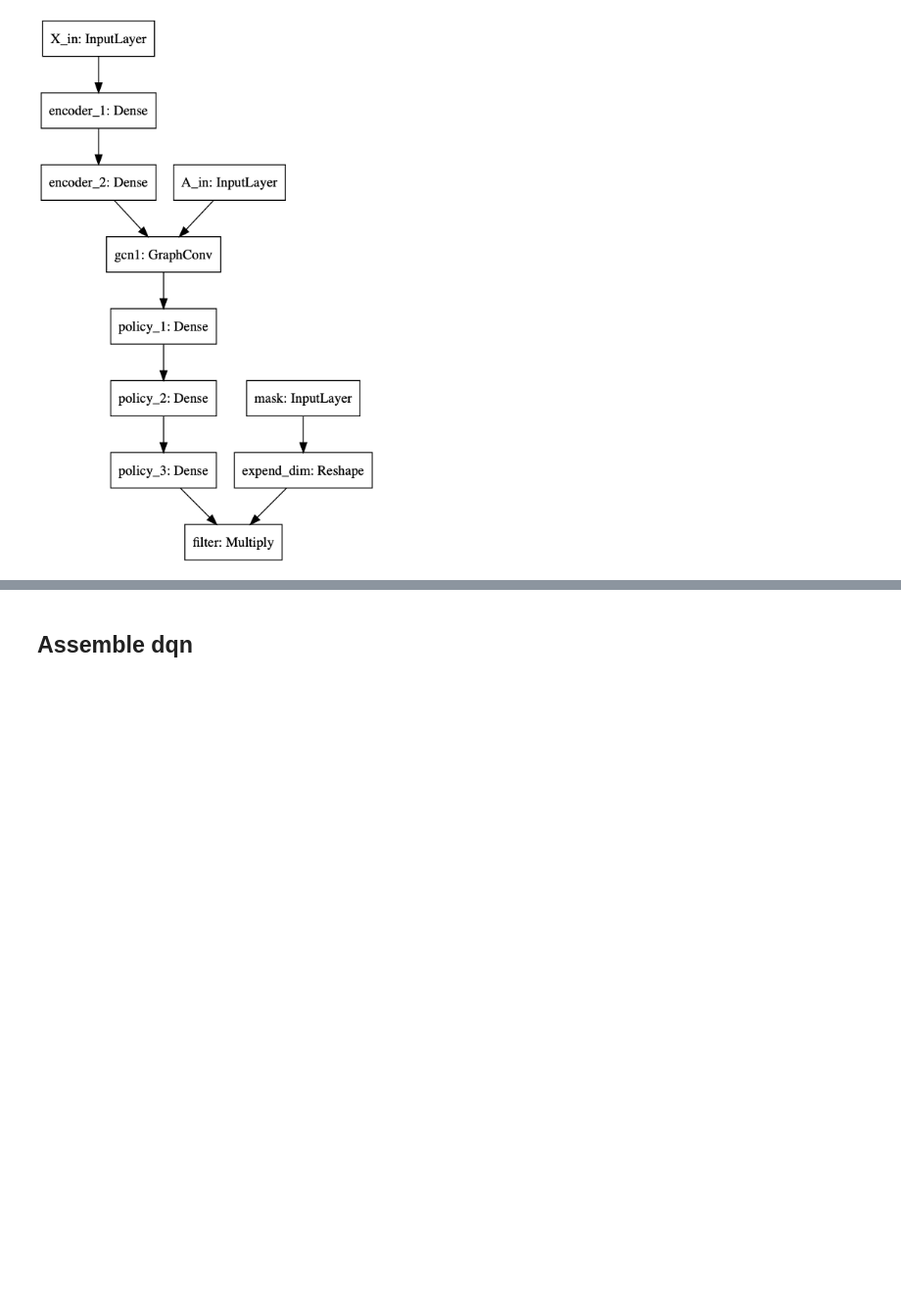
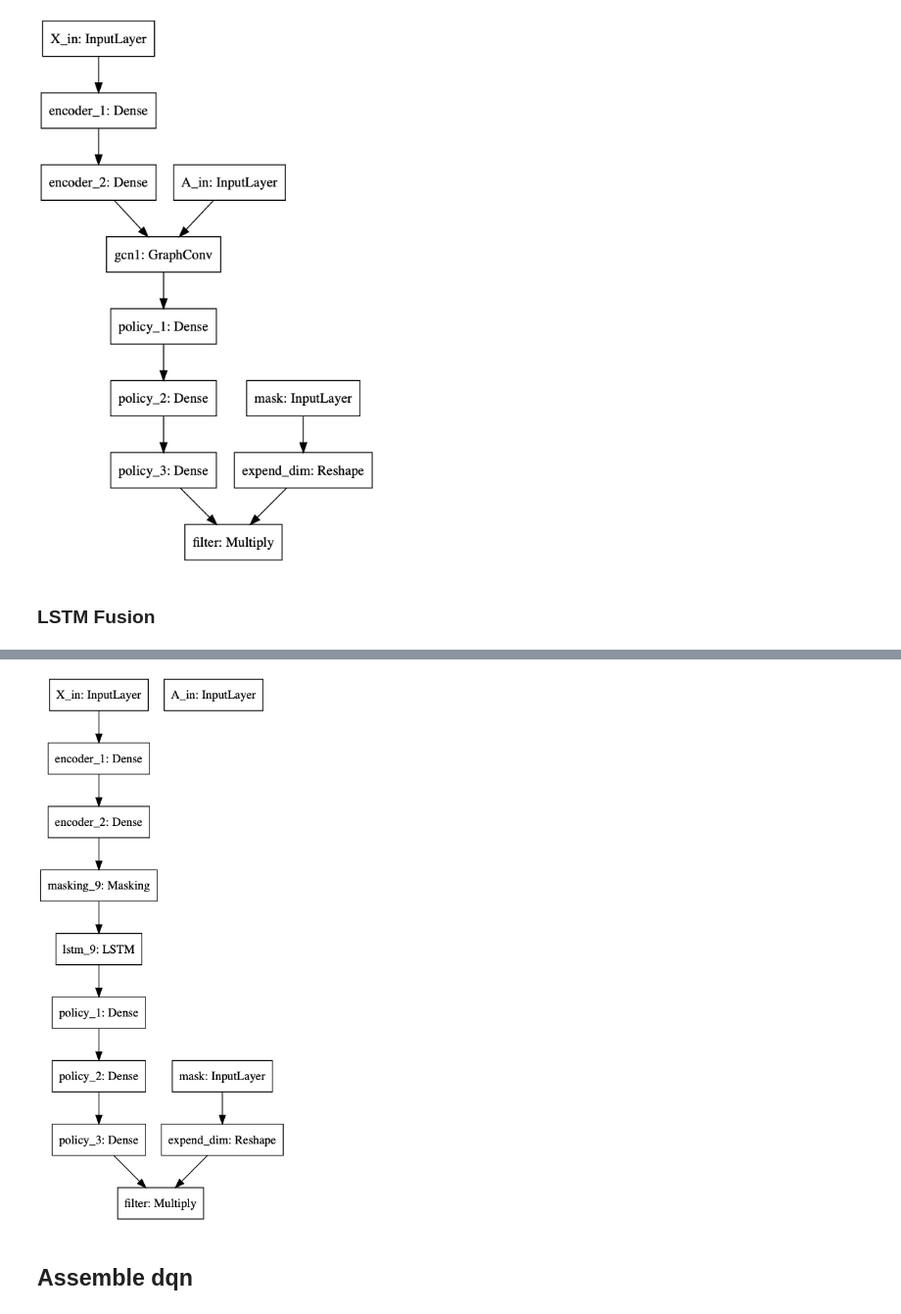
Before and after one commit to JiqianDong/GCQ_source, a Jupyter notebook: draft.ipynb, the cells around one changed output, grey strips where cells are left out. Shown at 98% size. Cells and saved outputs as stored; diff of their text form; code cells hidden in the pictures; blank space fills up the shorter version.

Commit message:
add lstm baseline

```diff
--- a/draft.ipynb
+++ b/draft.ipynb
@@ -194,3 +198,68 @@ None
 plot_model(rl_model.base_model)
 # %% [output]
 [figure]
+# %% [markdown]
+### LSTM Fusion
+# %%
+from gym.spaces.box import Box
+from gym.spaces import Discrete
+from gym.spaces.dict import Dict
+import numpy as np
+F = 9
+N = 40
+
+states = Box(low=-np.inf, high=np.inf, shape=(N,F), dtype=np.float32)
+adjacency = Box(low=0, high=1, shape = (N,N), dtype=np.int32)
+mask = Box(low=0, high=1, shape = (N,), dtype=np.int32)
+
+obs_space = Dict({'states':states,'adjacency':adjacency,'mask':mask})
+act_space = Box(low=0, high=1, shape = (N,), dtype=np.int32)
+
+from spektral.layers import GraphConv
+from tensorflow.keras.layers import Input, Dense, Lambda, Masking, LSTM, Reshape,Multiply, Flatten
+from tensorflow.keras.backend import gather, squeeze
+from tensorflow.keras.models import Model
+from tensorflow.keras.optimizers import Adam
+from tensorflow.keras.regularizers import l2
+
+class KerasLSTM():
+    def __init__(self, N,F, obs_space, action_space, num_outputs=3, model_config=None, name='graphic_policy_keras'):
+        self.obs_space = obs_space
+        self.action_space = action_space
+        self.num_outputs = num_outputs
+        self.name = name
+        self.base_model = self.build_model(N,F,num_outputs)
+
+    def build_model(self,N,F,num_outputs):
+
+        X_in = Input(shape=(N,F), name='X_in')
+        A_in = Input(shape=(N,N), name='A_in')
+
+        x = Dense(32,activation='relu',name='encoder_1')(X_in)
+        x = Dense(32,activation='relu',name='encoder_2')(x)
+
+        RL_indice = Input(shape=(N), name='mask')
+
+
+        x = Masking(mask_value=0,input_shape=(N,32))(x)
+
+        ### LSTM fusion
+        x = LSTM(32,return_sequences=True)(x)
+
+
+
+        ### Policy network
+        x1 = Dense(32,activation='relu',name='policy_1')(x)
+        x2 = Dense(16,activation='relu',name='policy_2')(x1)
+
+        ###  Action and filter
+        x3 = Dense(num_outputs, activation='linear',name='policy_3')(x2)
+        mask = Reshape((N,1),name='expend_dim')(RL_indice)
+        qout = Multiply(name='filter')([x3,mask])
+
+        model = Model(inputs = [X_in,A_in,RL_indice], outputs=[qout])
+        print(model.summary())
+        return model
+rl_model = KerasLSTM(N,F, obs_space, act_space)
+plot_model(rl_model.base_model)
+# %% [output]
@@ -197,3 +283,4 @@ plot_model(rl_model.base_model)
+[figure, added]
 # %%
 processed
 # %%
```
Also changed, not shown: parts of 3 cells of this notebook, 13 other files.
